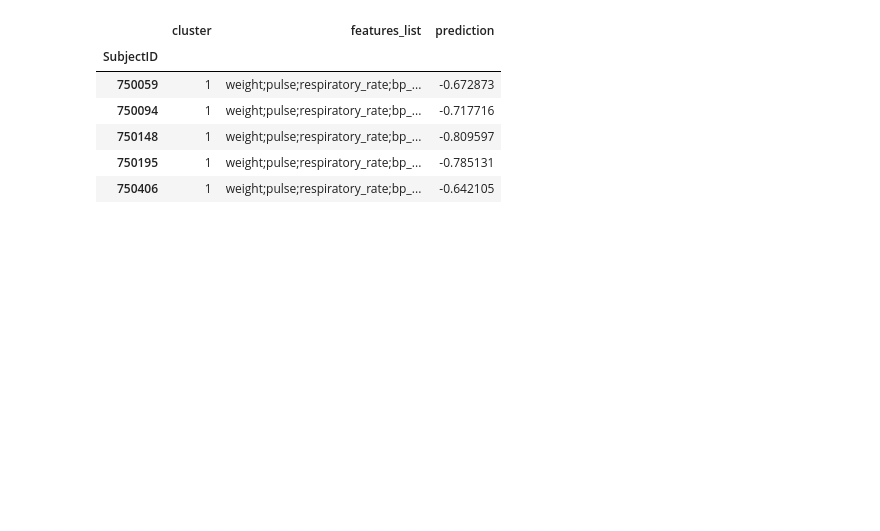
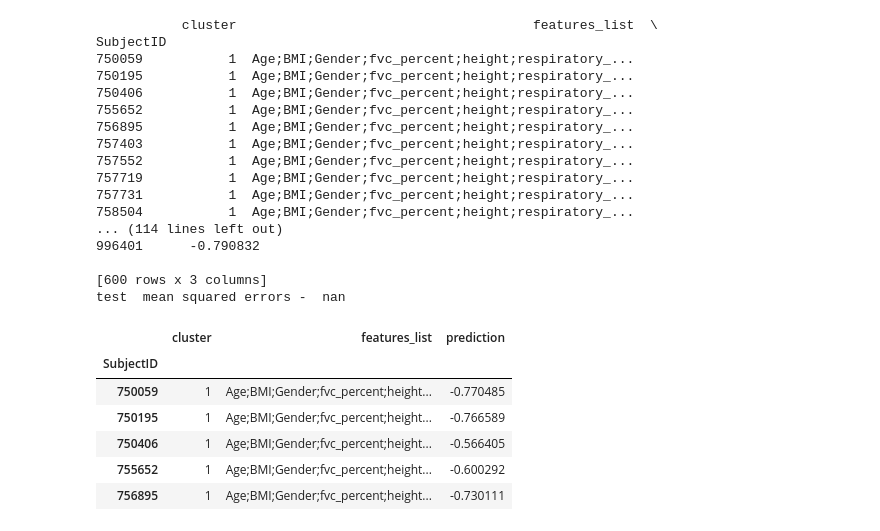
Before and after one commit to ihadanny/turbulence-z-team, a Jupyter notebook: ipython-notebooks/predictor_beta.ipynb, the cells around one changed output. Drawn from its saved outputs; the diff is of its cells as text; code cells hidden in the pictures; blank space fills up the shorter version.

Commit message:
adding feature_groups. changes in all ipynbs to support this.

```diff
--- a/ipython-notebooks/predictor_beta.ipynb
+++ b/ipython-notebooks/predictor_beta.ipynb
@@ -24,24 +26,28 @@ print Y.shape, X.shape, clusters.shape
 #from vectorizer_beta import *
 model_per_cluster = {}
 
-def vectorize(clusters, seg_X, c):
-    seg_vectorized_X = clusters[clusters['cluster'] == c]
-    for feature_name in best_features_per_cluster[c]:
-        seg_X_feature = func_per_feature[feature_name](seg_X, feature_name)
-        seg_vectorized_X = pd.merge(seg_vectorized_X, seg_X_feature, left_on = 'SubjectID', right_index = True, how='left')
-    return seg_vectorized_X
+# def vectorize(clusters, seg_X, c):
+#     seg_vectorized_X = clusters[clusters['cluster'] == c]
+#     for feature_name in best_features_per_cluster[c]:
+#         seg_X_feature = func_per_feature[feature_name](seg_X, feature_name)
+#         seg_vectorized_X = pd.merge(seg_vectorized_X, seg_X_feature, left_on = 'SubjectID', right_index = True, how='left')
+#     return seg_vectorized_X
 
-clusters_vectorized = pd.merge(clusters, vectorized, on='SubjectID')
-for c in clusters['cluster'].unique():
-    X = clusters_vectorized[clusters_vectorized.cluster==c][best_features_per_cluster[c]]
+clusters_vectorized = clusters.join(vectorized)
+for c in clusters.cluster.unique():
+    best_feature_groups = best_features_per_cluster[c]
+    best_features = list(reduce( lambda x,y: x|y, [ feature_groups[g] for g in best_feature_groups ]))
+
+    X = clusters_vectorized[clusters_vectorized.cluster==c][best_features]
     Y_data = Y[Y['cluster'] == c].ALSFRS_slope
     regr = linear_model.LinearRegression()
     regr.fit(X, Y_data)
 
     print 'cluster: %d size: %s' % (c, Y.shape)
+    print 'Best feature groups: ', best_feature_groups
     print "Mean square error (0 is perfect): %.2f" % np.mean(
         (regr.predict(X) - Y_data) ** 2)
     print('Explained variance score (1 is perfect): %.2f' % regr.score(X, Y_data))
-    print \""
+    print ""
     model_per_cluster[c] = {"train_data_means": X.mean(), "model" : regr}
 # %% [output]
@@ -54,33 +68,55 @@ Explained variance score (1 is perfect): 0.04
 # %%
 def calc(x):
     c = x['cluster']
     model = model_per_cluster[c]['model']
+    best_feature_groups = best_features_per_cluster[c]
+    best_features = list(reduce( lambda x,y: x|y, [ feature_groups[g] for g in best_feature_groups ]))
+    x = x[best_features]
     pred = float(model.predict(x))
-    return pd.Series({'SubjectID': int(x['SubjectID']), 'prediction':pred, 'cluster': int(c), 'features_list': ";".join(best_features_per_cluster[c])})
+    return pd.Series({'SubjectID': int(x.name), 'prediction':pred, 'cluster': int(c), 'features_list': ";".join(best_features_per_cluster[c])})
 
 for t in ['train', 'test']:
-    proact_data = pd.read_csv('../' + t + '_data.csv', sep = '|', index_col=False)
-    clusters = pd.read_csv('../' + t + '_kmeans_clusters.csv', sep = '|', index_col=False)
-    X = pd.merge(clusters, proact_data, on = "SubjectID")
+    vectorized_data = pd.read_csv('../' + t + '_data_vectorized.csv', sep = '|', index_col=0)
+    clusters = pd.read_csv('../' + t + '_kmeans_clusters.csv', sep = '|', index_col=0)
+    X = clusters.join(vectorized_data)
     final = None
     for c in clusters['cluster'].unique():
         seg_X = X[X['cluster'] == c]
-        seg_vectorized_X = vectorize(clusters, seg_X, c)
         train_data_means = model_per_cluster[c]['train_data_means']
-        seg_vectorized_X = seg_vectorized_X.fillna(train_data_means)
-        pred_c = seg_vectorized_X.apply(calc, axis = 1)
+        seg_vectorized_X = seg_X.fillna(train_data_means)
+        pred_c = seg_X.apply(calc, axis = 1)
         pred_c = pred_c.set_index('SubjectID')
         if final is not None:
             final = final.append(pred_c)
         else:
             final = pred_c
     final.to_csv('../' + t + '_prediction.csv',sep='|', columns=['prediction', 'cluster', 'features_list'])
+
+    print t, ' mean squared errors - ', np.mean((final['prediction'] - Y['ALSFRS_slope']) ** 2)
+
 final.head()
 # %% [output]
+           cluster                                      features_list  \
+SubjectID
+750059           1  Age;BMI;Gender;fvc_percent;height;respiratory_...
+750195           1  Age;BMI;Gender;fvc_percent;height;respiratory_...
+750406           1  Age;BMI;Gender;fvc_percent;height;respiratory_...
+755652           1  Age;BMI;Gender;fvc_percent;height;respiratory_...
+756895           1  Age;BMI;Gender;fvc_percent;height;respiratory_...
+757403           1  Age;BMI;Gender;fvc_percent;height;respiratory_...
+757552           1  Age;BMI;Gender;fvc_percent;height;respiratory_...
+757719           1  Age;BMI;Gender;fvc_percent;height;respiratory_...
+757731           1  Age;BMI;Gender;fvc_percent;height;respiratory_...
+758504           1  Age;BMI;Gender;fvc_percent;height;respiratory_...
+... (114 lines left out)
+996401      -0.790832
+
+[600 rows x 3 columns]
+test  mean squared errors -  nan
 |  | cluster | features_list | prediction |
 | SubjectID |  |  |  |
-| 750059 | 1 | weight;pulse;respiratory_rate;bp_... | -0.672873 |
-| 750094 | 1 | weight;pulse;respiratory_rate;bp_... | -0.717716 |
-| 750148 | 1 | weight;pulse;respiratory_rate;bp_... | -0.809597 |
-| 750195 | 1 | weight;pulse;respiratory_rate;bp_... | -0.785131 |
-| 750406 | 1 | weight;pulse;respiratory_rate;bp_... | -0.642105 |
+| 750059 | 1 | Age;BMI;Gender;fvc_percent;height... | -0.770485 |
+| 750195 | 1 | Age;BMI;Gender;fvc_percent;height... | -0.766589 |
+| 750406 | 1 | Age;BMI;Gender;fvc_percent;height... | -0.566405 |
+| 755652 | 1 | Age;BMI;Gender;fvc_percent;height... | -0.600292 |
+| 756895 | 1 | Age;BMI;Gender;fvc_percent;height... | -0.730111 |
```
Also changed, not shown: parts of 2 cells of this notebook, 18 other files.
